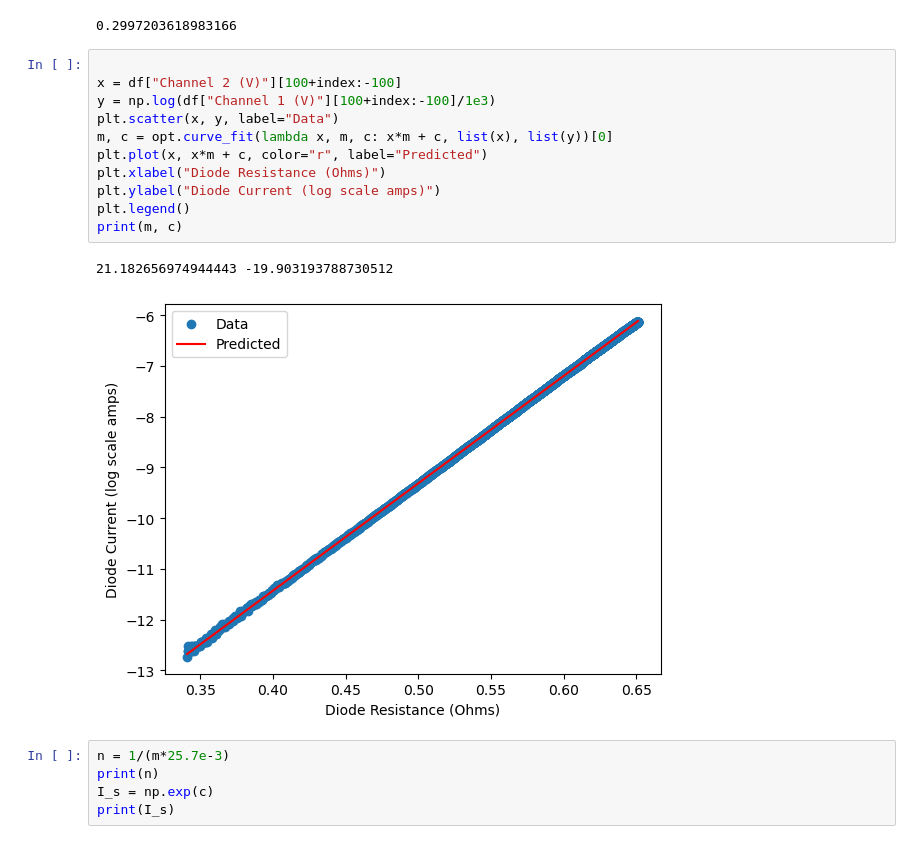
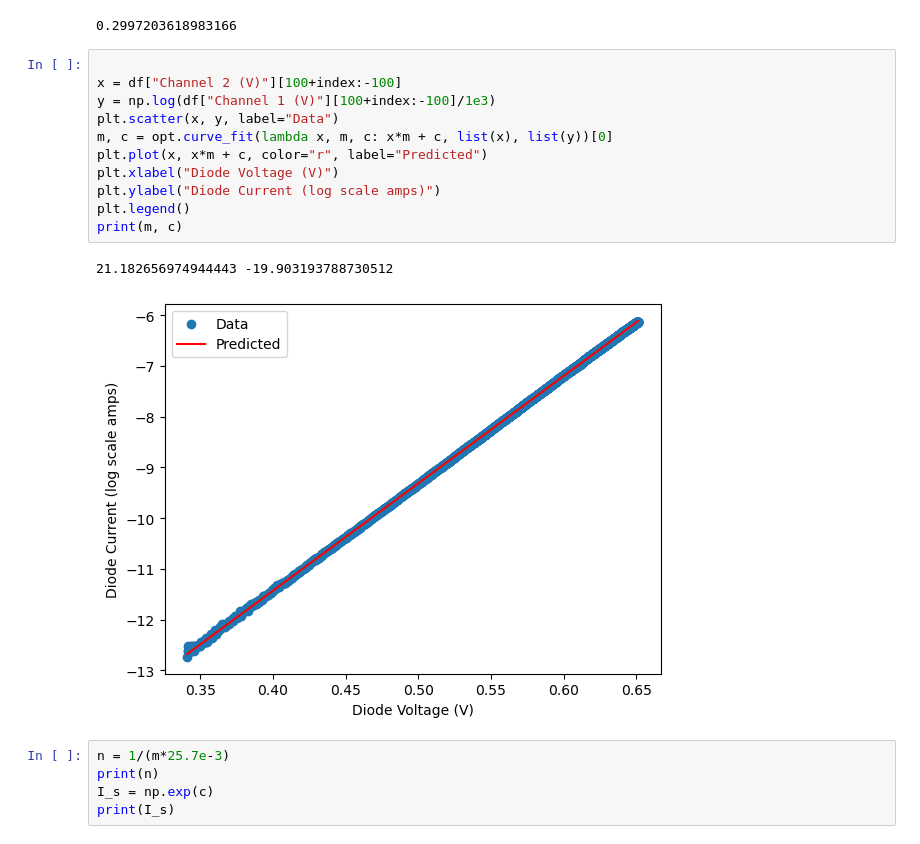
Before and after one commit to AyushmaanAggarwal/Physics-111A-Lab, a Jupyter notebook: Lab 04.ipynb, the cells around one changed output. Saved outputs shown, nothing was run; the diff lists cells and outputs as text.

```diff
--- a/Lab 04.ipynb
+++ b/Lab 04.ipynb
@@ -131,17 +116,17 @@ print(df["Channel 2 (V)"][index])
 # %%
 
 x = df["Channel 2 (V)"][100+index:-100]
 y = np.log(df["Channel 1 (V)"][100+index:-100]/1e3)
 plt.scatter(x, y, label="Data")
 m, c = opt.curve_fit(lambda x, m, c: x*m + c, list(x), list(y))[0]
 plt.plot(x, x*m + c, color="r", label="Predicted")
-plt.xlabel("Diode Resistance (Ohms)")
+plt.xlabel("Diode Voltage (V)")
 plt.ylabel("Diode Current (log scale amps)")
 plt.legend()
 print(m, c)
 # %% [output]
 21.182656974944443 -19.903193788730512
-[figure, old version]
+[figure, new version]
 # %%
 n = 1/(m*25.7e-3)
 print(n)
```
Also changed, not shown: parts of 29 cells of this notebook, 1 other file.
